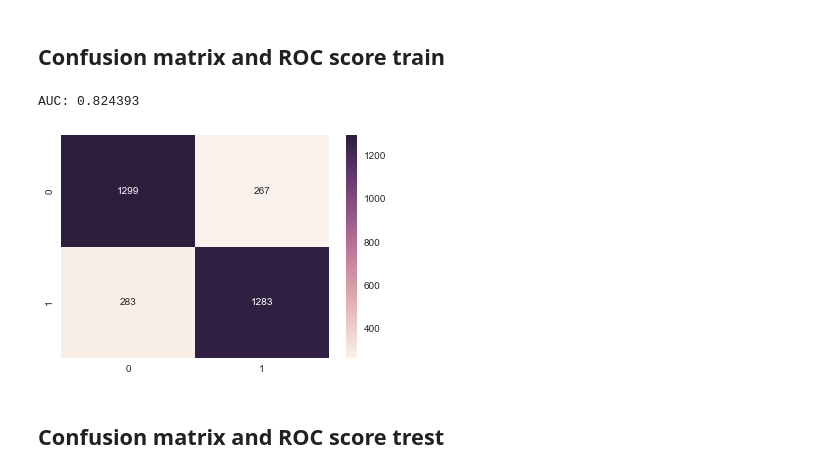
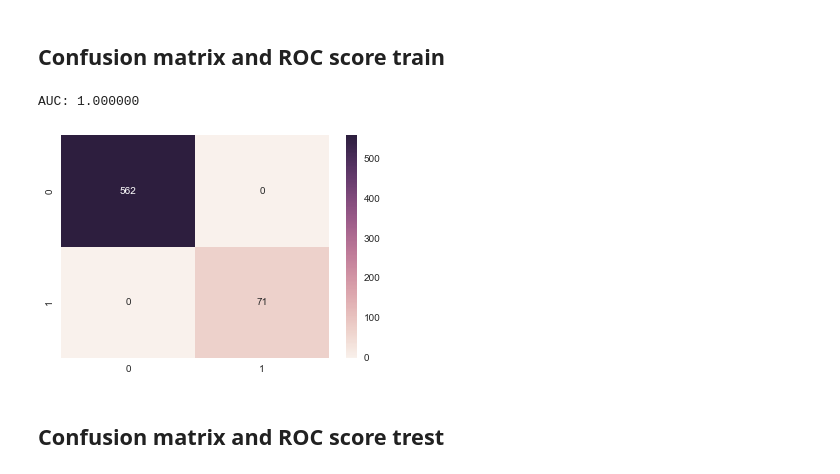
Before and after one commit to A-Jacobson/iEEG_Seizure_Prediction, a Jupyter notebook: Basic CNN.ipynb, the cells around one changed output. Saved outputs shown, nothing was run; the diff lists cells and outputs as text; code cells hidden in the pictures.

```diff
--- a/Basic CNN.ipynb
+++ b/Basic CNN.ipynb
@@ -52,17 +52,17 @@ X_train_sm, y_train_sm = sm.fit_sample(X_train, y_train)
 # %% [markdown]
 ## Reshape to (N, channels, samples, 1) for 2d convnet
 # %%
-X_train_2d_sm = X_train_sm.reshape((len(X_train_sm), 16, 600, 1))
-X_test_2d = X_test.reshape((len(X_test), 16, 600, 1))
+X_train_2d = X_train.reshape((len(X_train), 16, 1200, 1))
+X_test_2d = X_test.reshape((len(X_test), 16, 1200, 1))
 # %% [markdown]
 ## Build simple 2d convnet
 # %%
 cnn = Sequential()
-cnn.add(AtrousConvolution2D(64, 3, 1, atrous_rate=(2,2), border_mode='valid', input_shape=(16, 600, 1)))
+cnn.add(Convolution2D(32, 3, 1, border_mode='valid', input_shape=(16, 1200, 1)))
 cnn.add(Activation('relu'))
 cnn.add(PReLU())
 cnn.add(AveragePooling2D(pool_size=(2, 1)))
-cnn.add(AtrousConvolution2D(64, 3, 1, atrous_rate=(2,2), border_mode='valid'))
+cnn.add(Convolution2D(32, 3, 1, border_mode='valid'))
 cnn.add(Activation('relu'))
 cnn.add(PReLU())
 cnn.add(AveragePooling2D(pool_size=(2, 1)))
@@ -77,5 +77,5 @@ cnn.add(Dense(1, init='he_normal', activation='sigmoid'))
 cnn.compile(loss='binary_crossentropy', optimizer='adam', metrics=['accuracy'])
 earlystop = EarlyStopping(patience=4)
 # %%
-cnn.fit(X_train_2d_sm, y_train_sm, nb_epoch=1, batch_size=256, validation_data=(X_test_2d, y_test), callbacks=[earlystop])
+cnn.fit(X_train_2d, y_train, nb_epoch=10, batch_size=256, validation_data=(X_test_2d, y_test), callbacks=[earlystop])
 # %% [output]
@@ -85,15 +95,15 @@ Epoch 1/1
 <keras.callbacks.History at 0x...>
 # %%
 preds = cnn.predict_classes(X_test_2d)
-preds_train = cnn.predict_classes(X_train_2d_sm)
+preds_train = cnn.predict_classes(X_train_2d)
 # %% [markdown]
 ## Confusion matrix and ROC score train
 # %%
-sns.heatmap(confusion_matrix(y_train_sm, preds_train), annot=True, fmt='d')
-print "AUC: %f" % (roc_auc_score(y_train_sm, preds_train))
+sns.heatmap(confusion_matrix(y_train, preds_train), annot=True, fmt='d')
+print "AUC: %f" % (roc_auc_score(y_train, preds_train))
 # %% [output]
-AUC: 0.824393
+AUC: 1.000000
-[figure, old version]
+[figure, new version]
 # %% [markdown]
 ## Confusion matrix and ROC score trest
 # %%
```
Also changed, not shown: parts of 8 cells of this notebook, 11 other files.
